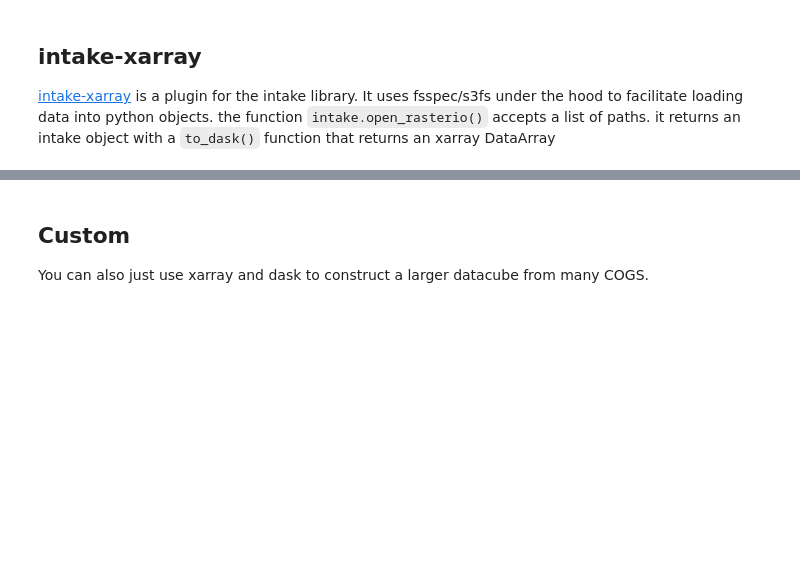
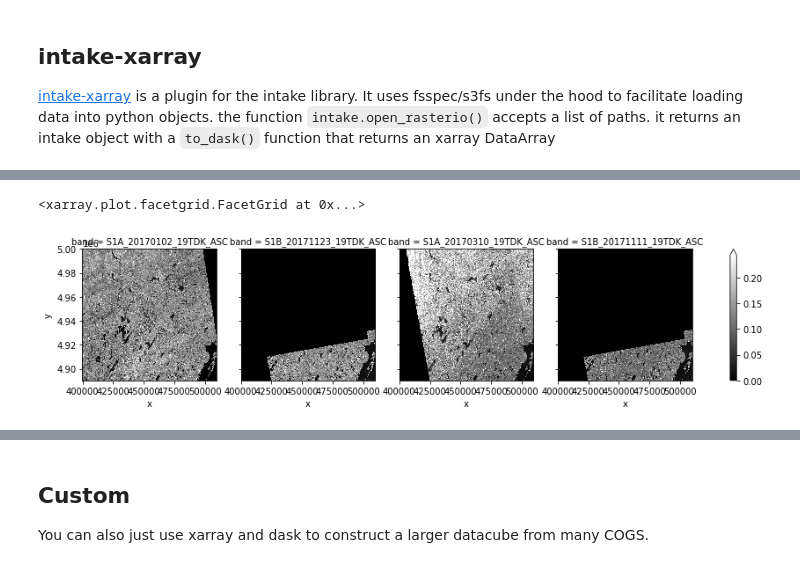
Before and after one commit to aws-samples/asdi-smsl-demo-delta, a Jupyter notebook: Compare-GeoTiffs-S3.ipynb, the cells around one changed output, grey strips where cells are left out. Drawn from its saved outputs; the diff is of its cells as text; code cells hidden in the pictures; blank space fills up the shorter version.

Commit message:
updated plot

```diff
--- a/Compare-GeoTiffs-S3.ipynb
+++ b/Compare-GeoTiffs-S3.ipynb
@@ -37,7 +38,7 @@ env = dict(GDAL_DISABLE_READDIR_ON_OPEN='EMPTY_DIR',
 os.environ.update(env)
 
 #define year in scope
-year = '2020'
+year = '2017'
 # %% [markdown]
 https://sentinel-s1-rtc-indigo-docs.s3-us-west-2.amazonaws.com/data_format.html
 # %%
@@ -95,3 +157,9 @@ ds
+# %%
+rgb_bands = ['S1A_20170102_19TDK_ASC', 'S1B_20171123_19TDK_ASC', 'S1A_20170310_19TDK_ASC', 'S1B_20171111_19TDK_ASC']
+ds.sel(band=rgb_bands).plot.imshow(col='band', robust=True, cmap='gray', clim=(0,0.4))
+# %% [output]
+<xarray.plot.facetgrid.FacetGrid at 0x...>
+[figure, added]
 # %%
 import hvplot.xarray
 ds.hvplot.image(rasterize=True, aspect='equal', cmap='gray', clim=(0,0.4), frame_width=600, frame_height=600, widget_type='scrubber', widget_location='bottom')
```
Also changed, not shown: parts of 9 cells of this notebook.
